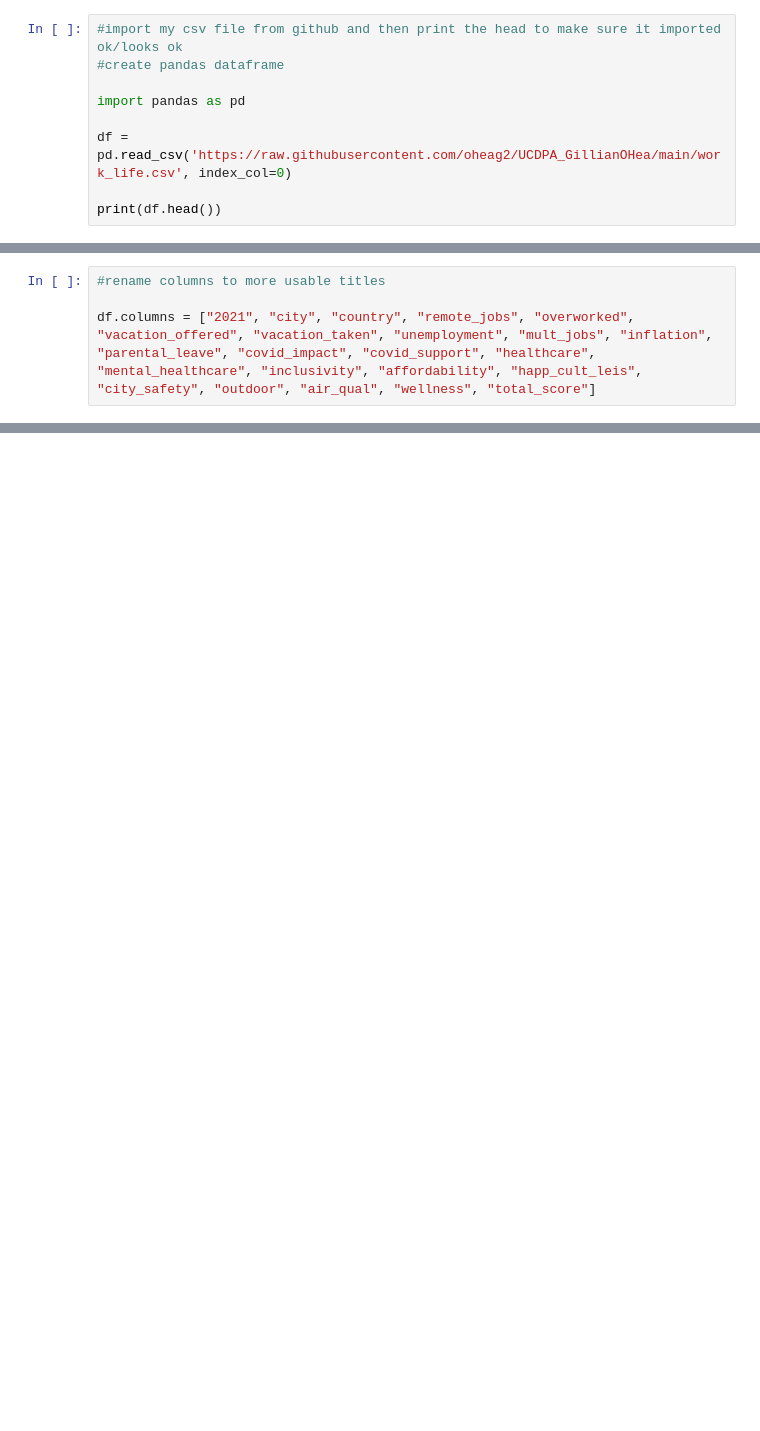
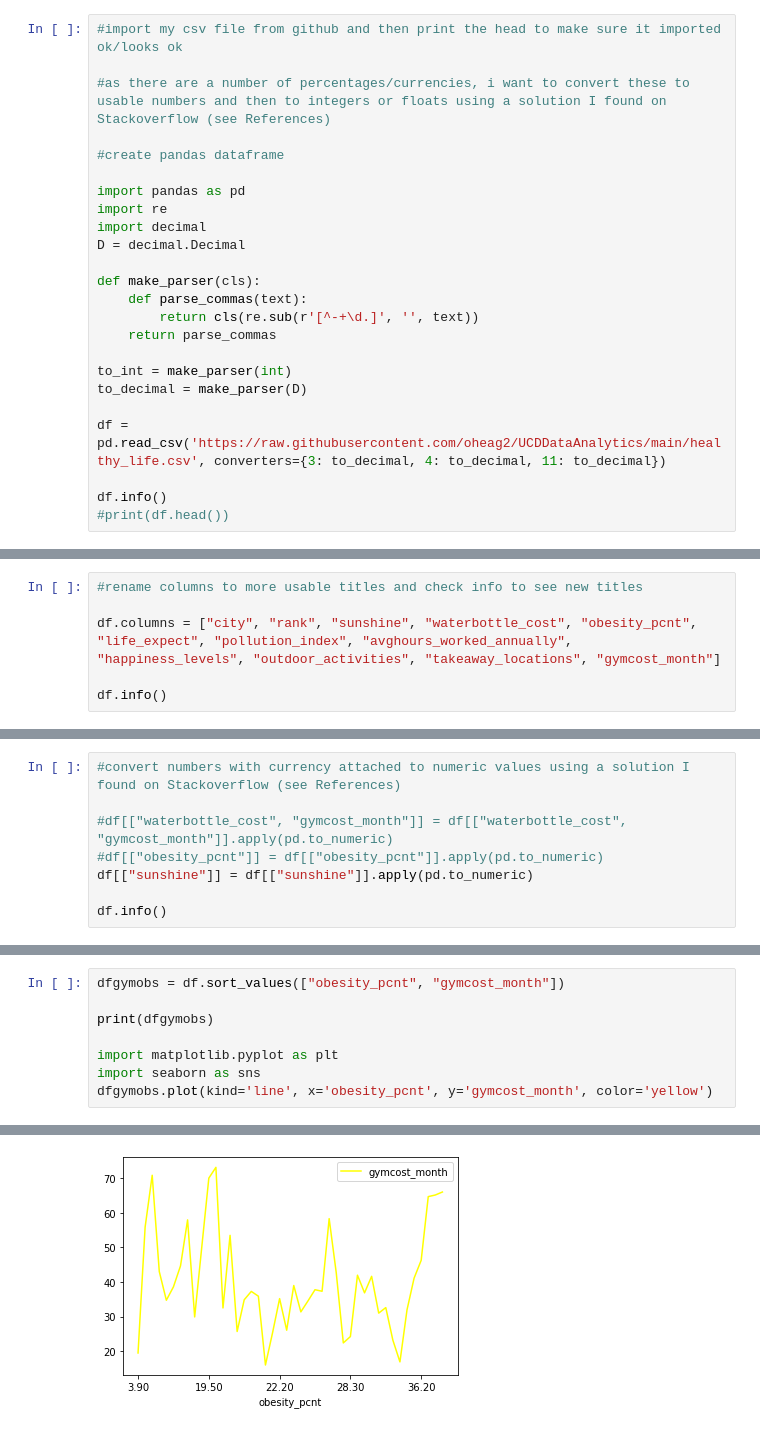
Before and after one commit to oheag2/UCDPA_GillianOHea, a Jupyter notebook: GillianOHea_FinalProject.ipynb, the cells around one changed output, grey strips where cells are left out. Drawn from its saved outputs; the diff is of its cells as text; blank space fills up the shorter version.

```diff
--- a/GillianOHea_FinalProject.ipynb
+++ b/GillianOHea_FinalProject.ipynb
@@ -4,9 +1,24 @@ pip install pandas
 # %%
 #import my csv file from github and then print the head to make sure it imported ok/looks ok
+
+#as there are a number of percentages/currencies, i want to convert these to usable numbers and then to integers or floats using a solution I found on Stackoverflow (see References)
+
 #create pandas dataframe
 
 import pandas as pd
+import re
+import decimal
+D = decimal.Decimal
 
-df = pd.read_csv('https://raw.githubusercontent.com/oheag2/UCDPA_GillianOHea/main/work_life.csv', index_col=0)
+def make_parser(cls):
+    def parse_commas(text):
+        return cls(re.sub(r'[^-+\d.]', '', text))
+    return parse_commas
 
-print(df.head())
+to_int = make_parser(int)
+to_decimal = make_parser(D)
+
+df = pd.read_csv('https://raw.githubusercontent.com/oheag2/UCDDataAnalytics/main/healthy_life.csv', converters={3: to_decimal, 4: to_decimal, 11: to_decimal})
+
+df.info()
+#print(df.head())
@@ -30,0 +25,6 @@ print(df.head())
+# %%
+#rename columns to more usable titles and check info to see new titles
+
+df.columns = ["city", "rank", "sunshine", "waterbottle_cost", "obesity_pcnt", "life_expect", "pollution_index", "avghours_worked_annually", "happiness_levels", "outdoor_activities", "takeaway_locations", "gymcost_month"]
+
+df.info()
@@ -30,0 +52,8 @@ print(df.head())
+# %%
+#convert numbers with currency attached to numeric values using a solution I found on Stackoverflow (see References)
+
+#df[["waterbottle_cost", "gymcost_month"]] = df[["waterbottle_cost", "gymcost_month"]].apply(pd.to_numeric)
+#df[["obesity_pcnt"]] = df[["obesity_pcnt"]].apply(pd.to_numeric)
+df[["sunshine"]] = df[["sunshine"]].apply(pd.to_numeric)
+
+df.info()
@@ -67,4 +63,0 @@ df.isnull().sum()
-# %%
-#rename columns to more usable titles
-
-df.columns = ["2021", "city", "country", "remote_jobs", "overworked", "vacation_offered", "vacation_taken", "unemployment", "mult_jobs", "inflation", "parental_leave", "covid_impact", "covid_support", "healthcare", "mental_healthcare", "inclusivity", "affordability", "happ_cult_leis", "city_safety", "outdoor", "air_qual", "wellness", "total_score"]
@@ -110,0 +82,9 @@ memory usage: 18.8+ KB
+# %%
+dfgymobs = df.sort_values(["obesity_pcnt", "gymcost_month"])
+
+print(dfgymobs)
+
+import matplotlib.pyplot as plt
+import seaborn as sns
+dfgymobs.plot(kind='line', x='obesity_pcnt', y='gymcost_month', color='yellow')
+# %% [output]
@@ -110,0 +109 @@ memory usage: 18.8+ KB
+[figure, added]
```
Also changed, not shown: parts of 20 cells of this notebook.
